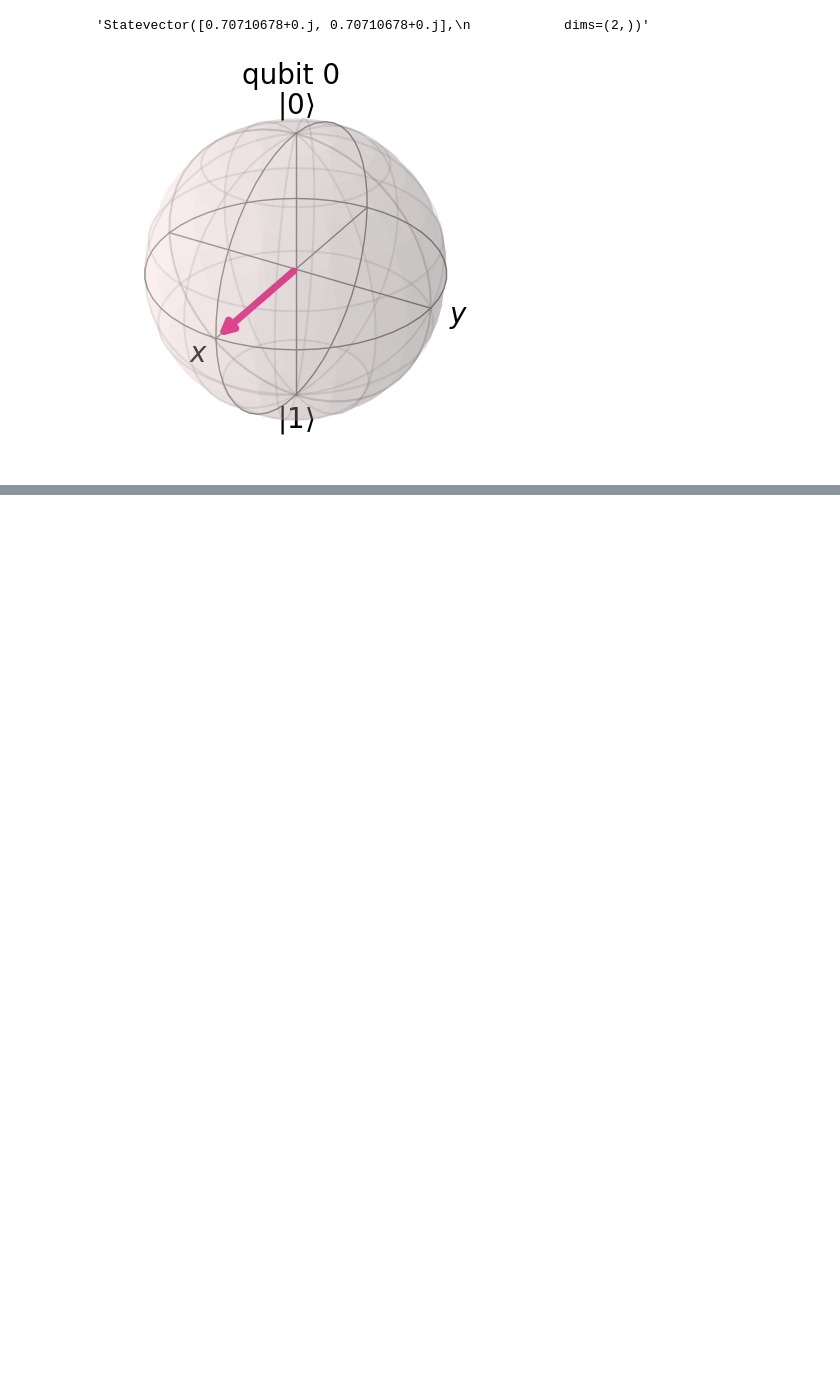
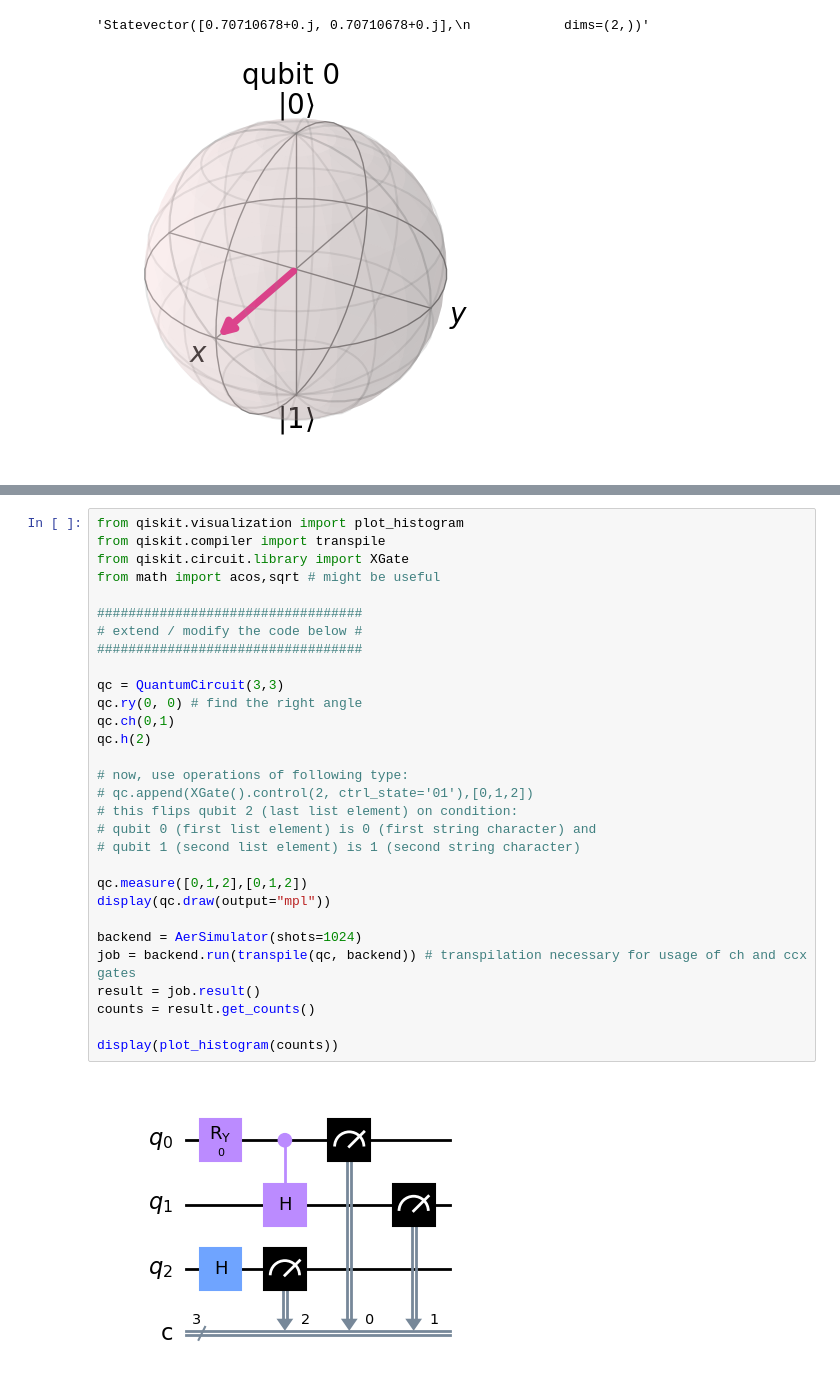
Before and after one commit to oremark24/qc-tud-2023, a Jupyter notebook: 02_State_vectors.ipynb, the cells around one changed output, grey strips where cells are left out. Drawn from its saved outputs; the diff is of its cells as text; blank space fills up the shorter version.

```diff
--- a/02_State_vectors.ipynb
+++ b/02_State_vectors.ipynb
@@ -105,0 +118,32 @@ for _ in range(42):
+# %%
+from qiskit.visualization import plot_histogram
+from qiskit.compiler import transpile
+from qiskit.circuit.library import XGate
+from math import acos,sqrt # might be useful
+
+##################################
+# extend / modify the code below #
+##################################
+
+qc = QuantumCircuit(3,3)
+qc.ry(0, 0) # find the right angle
+qc.ch(0,1)
+qc.h(2)
+
+# now, use operations of following type:
+# qc.append(XGate().control(2, ctrl_state='01'),[0,1,2])
+# this flips qubit 2 (last list element) on condition:
+# qubit 0 (first list element) is 0 (first string character) and
+# qubit 1 (second list element) is 1 (second string character)
+
+qc.measure([0,1,2],[0,1,2])
+display(qc.draw(output="mpl"))
+
+backend = AerSimulator(shots=1024)
+job = backend.run(transpile(qc, backend)) # transpilation necessary for usage of ch and ccx gates
+result = job.result()
+counts = result.get_counts()
+
+display(plot_histogram(counts))
+# %% [output]
+[figure, added]
```
Also changed, not shown: parts of 5 cells of this notebook, 1 other file.
